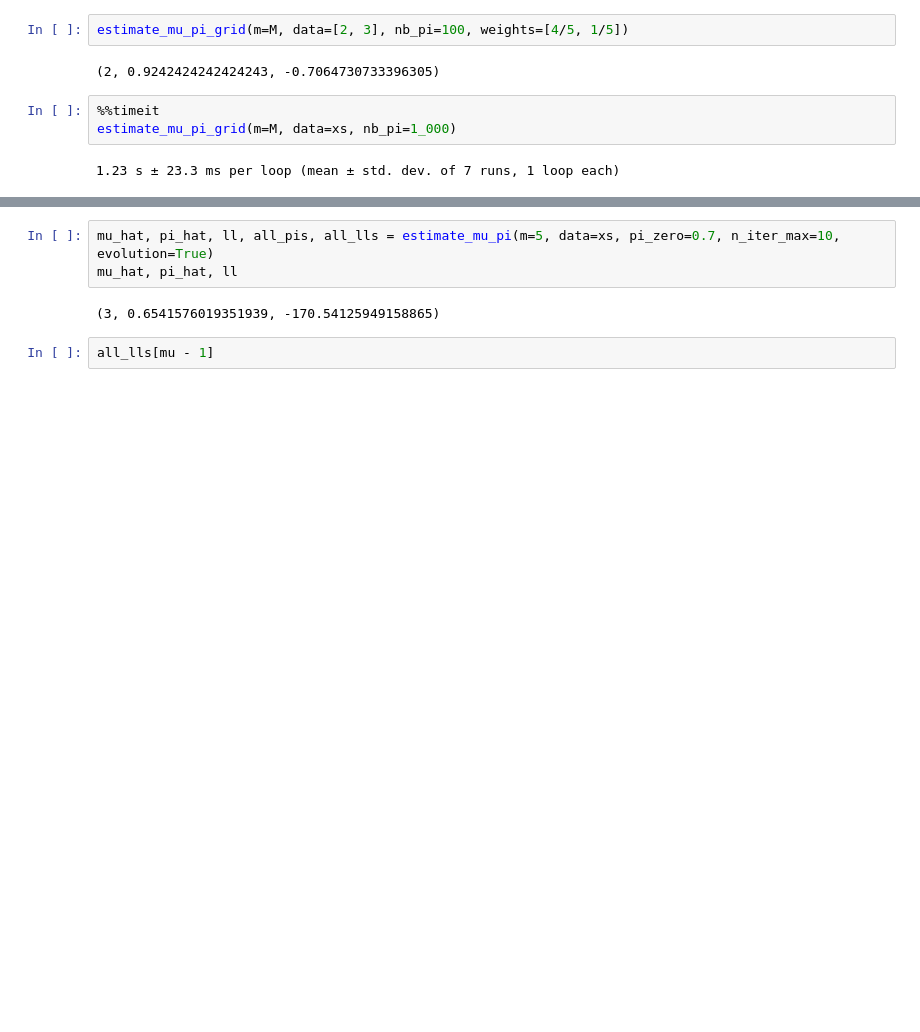
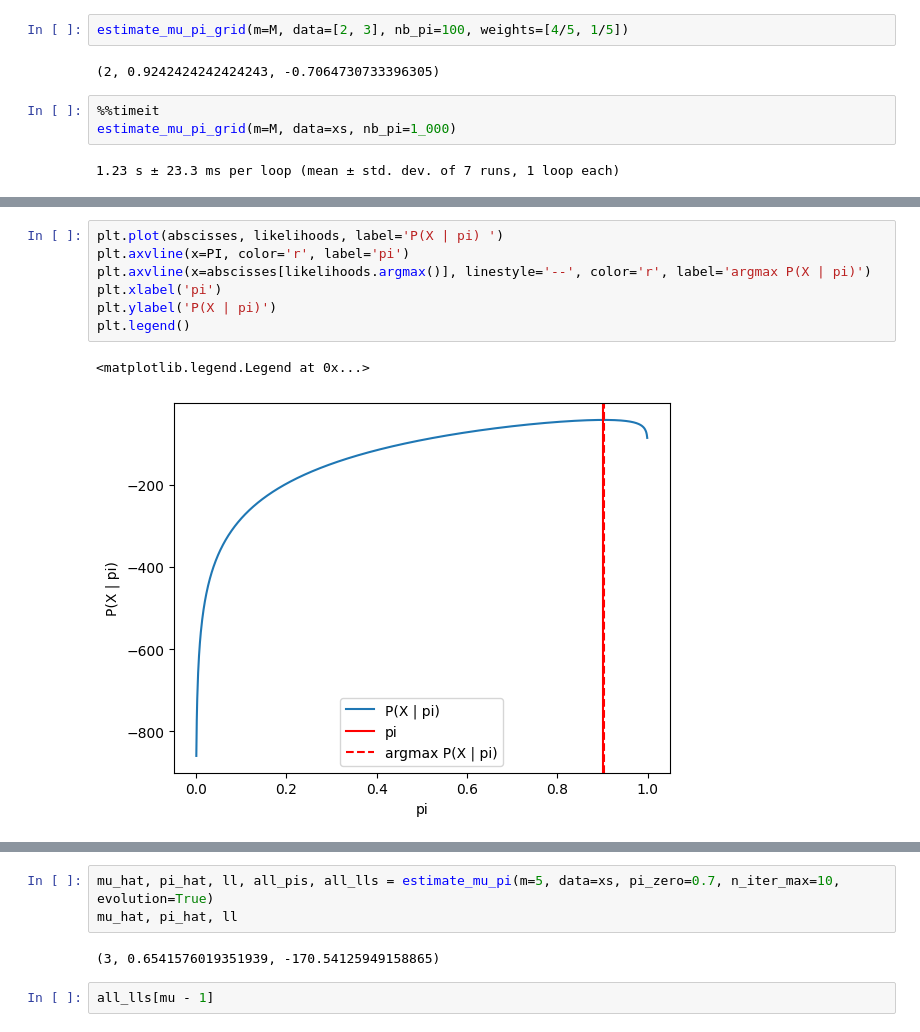
Before and after one commit to Thomick/Ordinal-data-clustering, a Jupyter notebook: notebooks/debug_god_model_estimator.ipynb, the cells around one changed output, grey strips where cells are left out. Drawn from its saved outputs; the diff is of its cells as text; blank space fills up the shorter version.

```diff
--- a/notebooks/debug_god_model_estimator.ipynb
+++ b/notebooks/debug_god_model_estimator.ipynb
@@ -166,0 +221,10 @@ abscisses[likelihoods.argmax()]
+# %%
+plt.plot(abscisses, likelihoods, label='P(X | pi) ')
+plt.axvline(x=PI, color='r', label='pi')
+plt.axvline(x=abscisses[likelihoods.argmax()], linestyle='--', color='r', label='argmax P(X | pi)')
+plt.xlabel('pi')
+plt.ylabel('P(X | pi)')
+plt.legend()
+# %% [output]
+<matplotlib.legend.Legend at 0x...>
+[figure, added]
```
Also changed, not shown: parts of 9 cells of this notebook, 1 other file.
